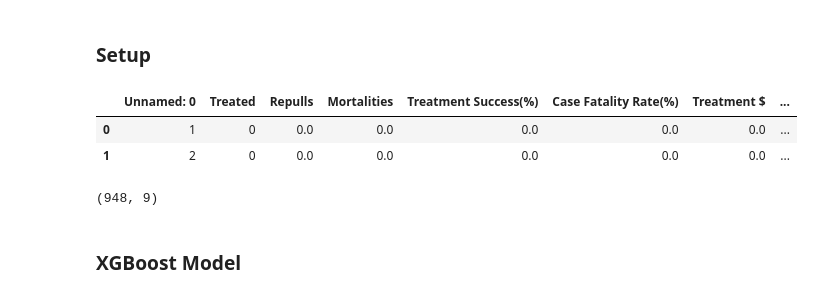
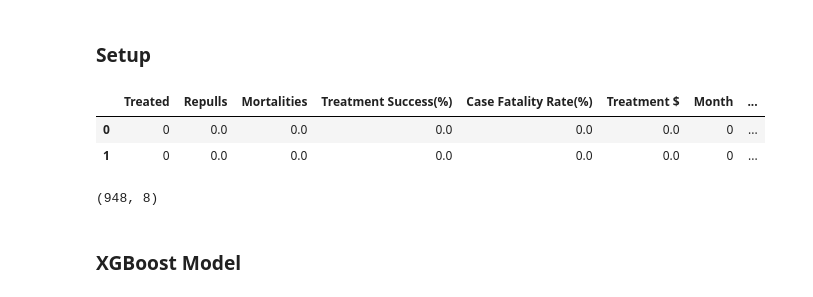
Before and after one commit to end2122/ZoetisCapstone, a Jupyter notebook: XGBoost.ipynb, the cells around one changed output. Drawn from its saved outputs; the diff is of its cells as text; code cells hidden in the pictures.

```diff
--- a/XGBoost.ipynb
+++ b/XGBoost.ipynb
@@ -3,20 +3,21 @@
 # %%
 import pandas as pd
 import os
 import random
 import numpy as np
 from sklearn.model_selection import train_test_split
 import math
 import matplotlib.pyplot as plt
 
 
 filename = 'C:/Users/endwy/Documents/Columbia MSBA/Spring 2019/E4524 - Analytics in Practice/Data/Csv/a_test.csv'
 df = pd.read_csv(filename, header=0)
+df=df.drop(columns=('Unnamed: 0'))
 df.head(2)
 # %% [output]
-|  | Unnamed: 0 | Treated | Repulls | Mortalities | Treatment Success(%) | Case Fatality Rate(%) | Treatment $ | ... |
-| 0 | 1 | 0 | 0.0 | 0.0 | 0.0 | 0.0 | 0.0 | ... |
-| 1 | 2 | 0 | 0.0 | 0.0 | 0.0 | 0.0 | 0.0 | ... |
+|  | Treated | Repulls | Mortalities | Treatment Success(%) | Case Fatality Rate(%) | Treatment $ | Month | ... |
+| 0 | 0 | 0.0 | 0.0 | 0.0 | 0.0 | 0.0 | 0 | ... |
+| 1 | 0 | 0.0 | 0.0 | 0.0 | 0.0 | 0.0 | 0 | ... |
 # %%
 df['Treatment $'] = np.log1p(df['Treatment $'])
 # %%
@@ -28,7 +29,7 @@ y_test = test['Treatment $']
 # %%
 x_test.shape
 # %% [output]
-(948, 9)
+(948, 8)
 # %% [markdown]
 ### XGBoost Model
 # %%
```
Also changed, not shown: parts of 6 cells of this notebook.
